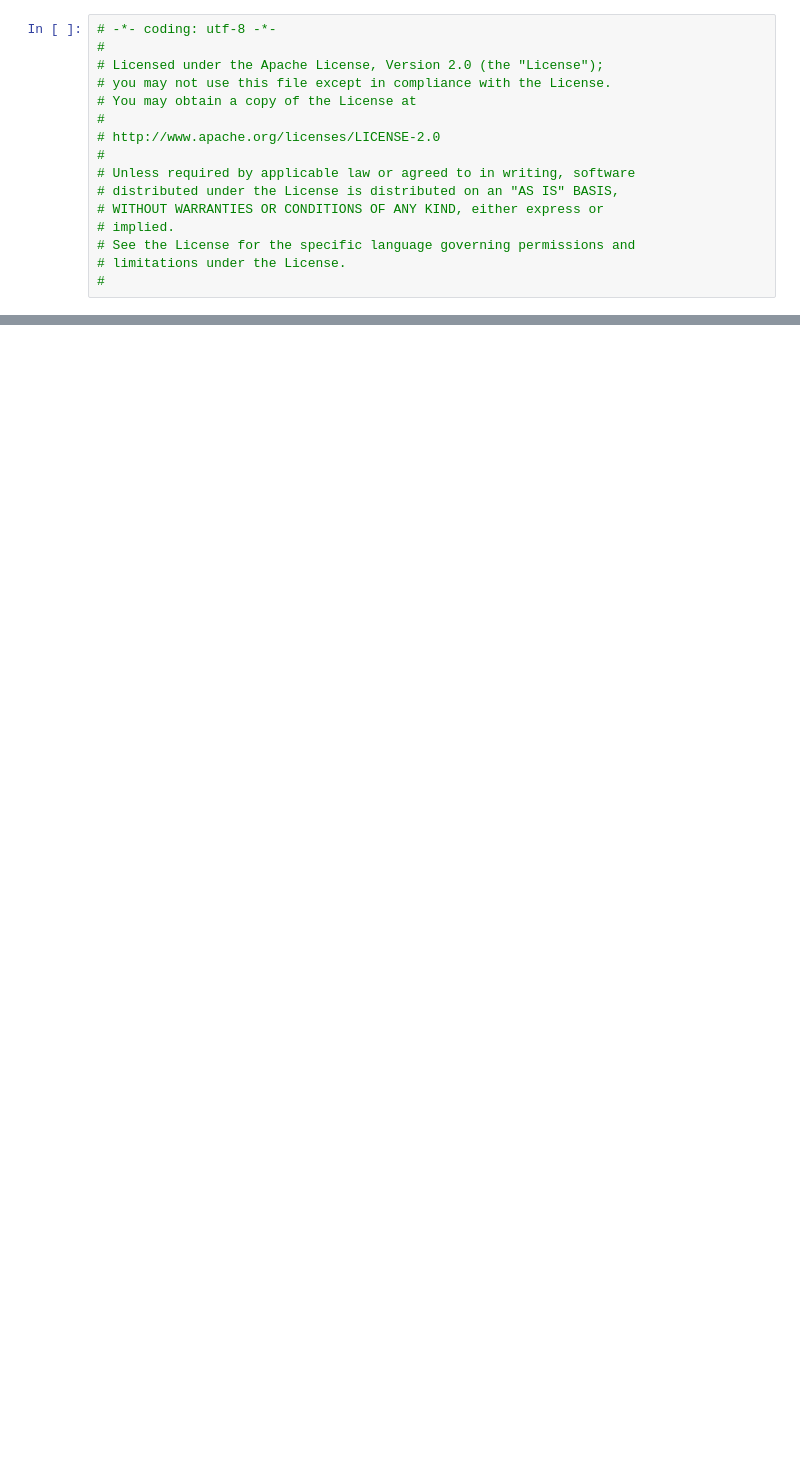
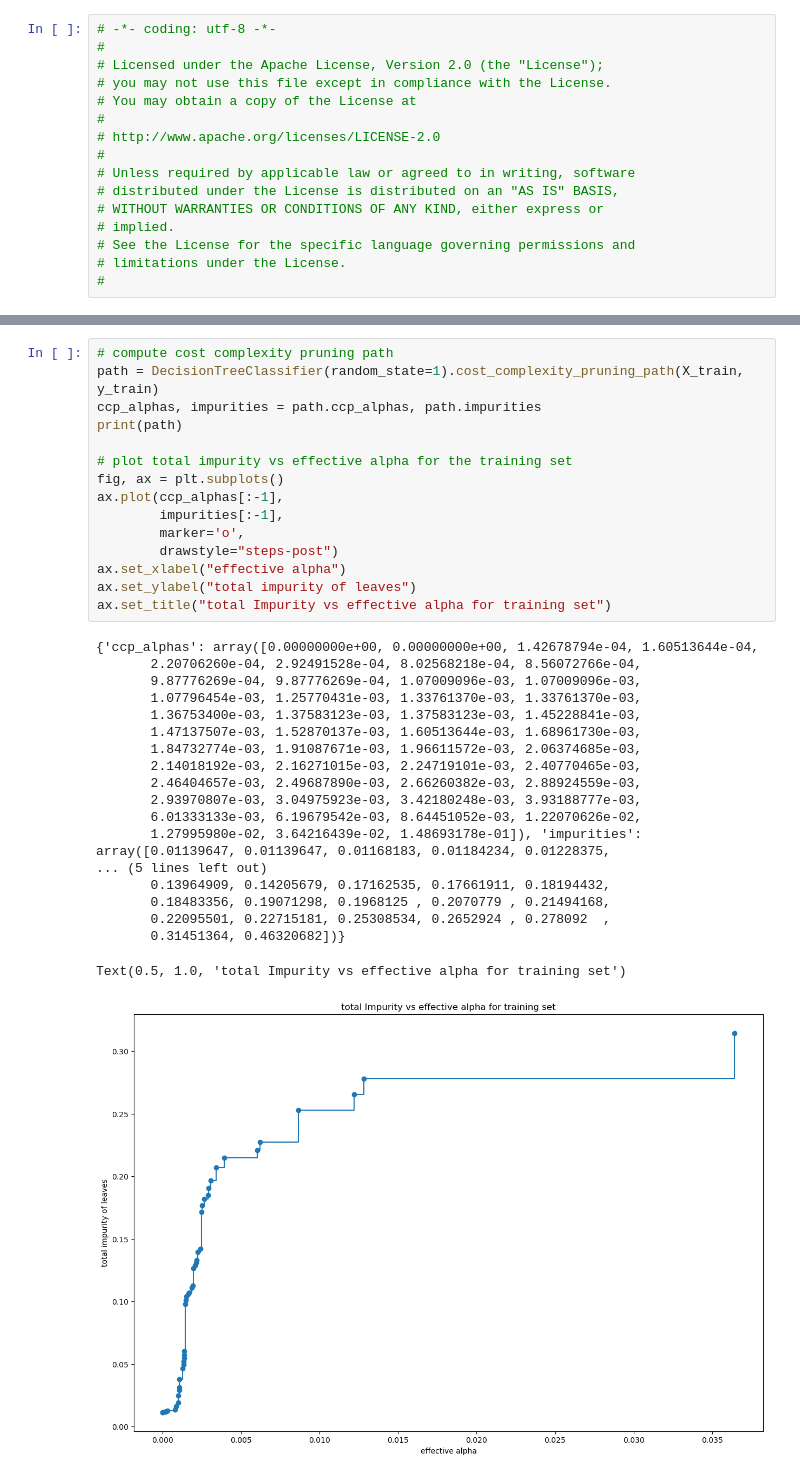
Before and after one commit to FIIT-IAU/IAU-course, a Jupyter notebook: exercises/week-08/IAU_02_decision_trees-post_prunning.ipynb, the cells around one changed output, grey strips where cells are left out. Cells and saved outputs as stored; diff of their text form; blank space fills up the shorter version.

Commit message:
feat: changed IAU_02_decision_trees-post_prunning.ipynb

```diff
--- a/exercises/week-08/IAU_02_decision_trees-post_prunning.ipynb
+++ b/exercises/week-08/IAU_02_decision_trees-post_prunning.ipynb
@@ -173,0 +184,35 @@ print('Test accuracy of best model: ', best_model.score(X_test, y_test))
+# %%
+# compute cost complexity pruning path
+path = DecisionTreeClassifier(random_state=1).cost_complexity_pruning_path(X_train, y_train)
+ccp_alphas, impurities = path.ccp_alphas, path.impurities
+print(path)
+
+# plot total impurity vs effective alpha for the training set
+fig, ax = plt.subplots()
+ax.plot(ccp_alphas[:-1],
+        impurities[:-1],
+        marker='o',
+        drawstyle="steps-post")
+ax.set_xlabel("effective alpha")
+ax.set_ylabel("total impurity of leaves")
+ax.set_title("total Impurity vs effective alpha for training set")
+# %% [output]
+{'ccp_alphas': array([0.00000000e+00, 0.00000000e+00, 1.42678794e-04, 1.60513644e-04,
+       2.20706260e-04, 2.92491528e-04, 8.02568218e-04, 8.56072766e-04,
+       9.87776269e-04, 9.87776269e-04, 1.07009096e-03, 1.07009096e-03,
+       1.07796454e-03, 1.25770431e-03, 1.33761370e-03, 1.33761370e-03,
+       1.36753400e-03, 1.37583123e-03, 1.37583123e-03, 1.45228841e-03,
+       1.47137507e-03, 1.52870137e-03, 1.60513644e-03, 1.68961730e-03,
+       1.84732774e-03, 1.91087671e-03, 1.96611572e-03, 2.06374685e-03,
+       2.14018192e-03, 2.16271015e-03, 2.24719101e-03, 2.40770465e-03,
+       2.46404657e-03, 2.49687890e-03, 2.66260382e-03, 2.88924559e-03,
+       2.93970807e-03, 3.04975923e-03, 3.42180248e-03, 3.93188777e-03,
+       6.01333133e-03, 6.19679542e-03, 8.64451052e-03, 1.22070626e-02,
+       1.27995980e-02, 3.64216439e-02, 1.48693178e-01]), 'impurities': array([0.01139647, 0.01139647, 0.01168183, 0.01184234, 0.01228375,
+... (5 lines left out)
+       0.13964909, 0.14205679, 0.17162535, 0.17661911, 0.18194432,
+       0.18483356, 0.19071298, 0.1968125 , 0.2070779 , 0.21494168,
+       0.22095501, 0.22715181, 0.25308534, 0.2652924 , 0.278092  ,
+       0.31451364, 0.46320682])}
+Text(0.5, 1.0, 'total Impurity vs effective alpha for training set')
+[figure, added]
```
Also changed, not shown: parts of 49 cells of this notebook.
